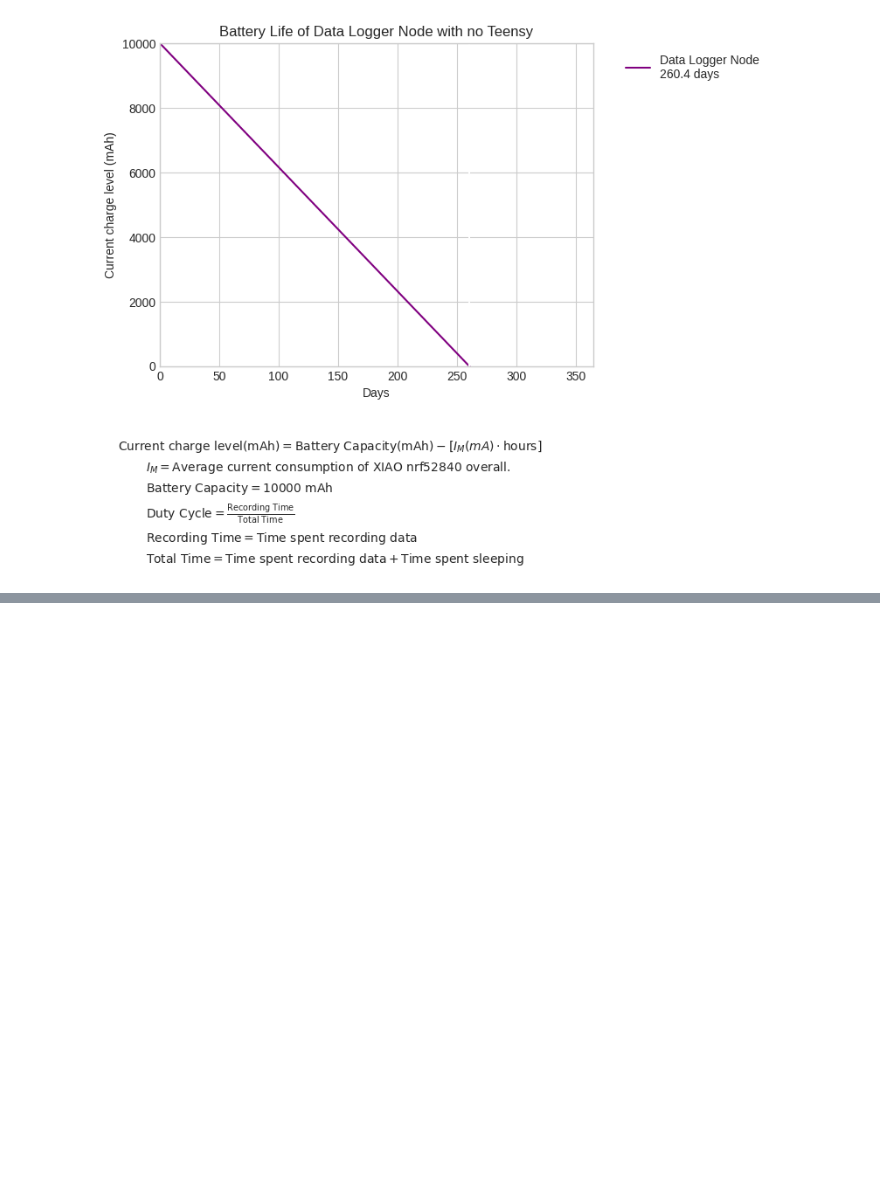
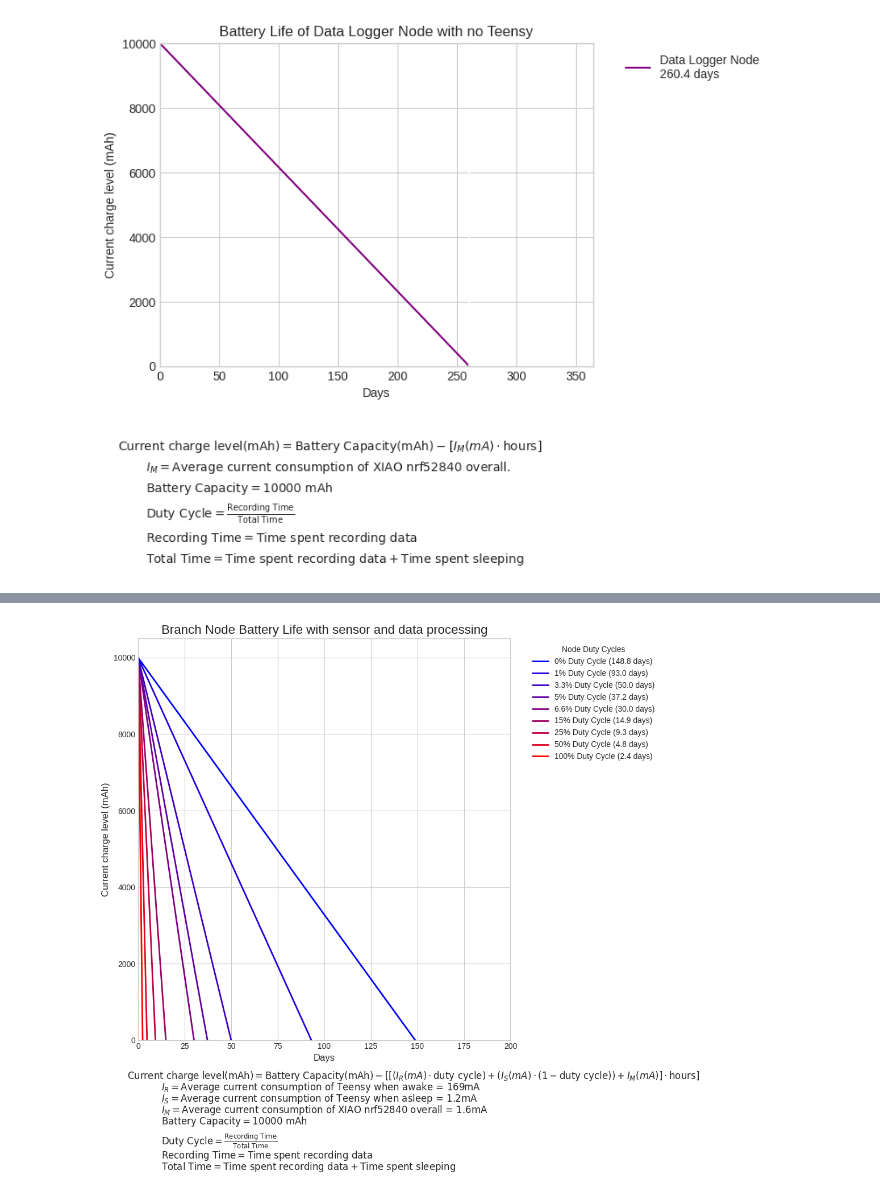
Before and after one commit to mmontee/nrf52840_openWSN_sensor_node, a Jupyter notebook: Documents/plots.ipynb, the cells around one changed output, grey strips where cells are left out. Drawn from its saved outputs; the diff is of its cells as text; code cells hidden in the pictures; blank space fills up the shorter version.

```diff
--- a/Documents/plots.ipynb
+++ b/Documents/plots.ipynb
@@ -860,0 +865,99 @@ plot_linear_function()
+# %%
+import matplotlib.pyplot as plt
+import numpy as np
+import matplotlib.cm as cm
+from matplotlib.colors import LinearSegmentedColormap
+
+# --- Constants ---
+BATTERY_CAPACITY = 10000  # mA
+I_R = 169  # Recording Current Consumption mA
+I_S = 1.2  # Sleep Current Consumption mA
+I_M = 1.6  # Microcontroller Current Consumption
+
+# --- Duty Cycles ---
+# Using a dictionary to keep labels and values together
+DUTY_CYCLES = {
+    "100%": 1.0,
+    "50%": 0.5,
+    "25%": 0.25,
+    "15%": 0.15,
+    "6.6%": 0.066,
+    "5%": 0.05,
+    "3.3%": 0.033,
+    "1%": 0.01,
+    "0%": 0.0,
+}
+
+def get_days(record_current, sleep_current, duty_cycle, battery_capacity):
+    """Calculates the battery life in days and returns a formatted string."""
+    avg_current = (record_current * duty_cycle) + (sleep_current * (1 - duty_cycle)) + I_M
+    if avg_current == 0:
+        return "Infinite"
+    days = (battery_capacity / avg_current) / 24
+    return f"{round(days, 1)} days"
+
+def plot_linear_function(
+    x_range_hours=(0, 8760),
+    title="Branch Node Battery Life with sensor and data processing",
+    x_label="Days",
+    y_label="Current charge level (mAh)",
+):
+    """Plots the battery life for different duty cycles with a color gradient."""
+    x_hours = np.linspace(x_range_hours[0], x_range_hours[1], 8760)
+    x_days = x_hours / 24
+
+    # Use the 'whitegrid' style for a white background
+    plt.style.use('seaborn-v0_8-whitegrid')
+    plt.figure(figsize=(12, 8))
+
+    # --- Create a CUSTOM colormap based on the Pride Flag ---
+    num_plots = len(DUTY_CYCLES)
+    custom_cmap = LinearSegmentedColormap.from_list("RedPurpleBlue", ["red", "purple", "blue"])
+    colors = custom_cmap(np.linspace(0, 1, num_plots))
+
+    # Plotting Loop
+    # We iterate regularly to map 0% duty cycle to Red and 100% to Purple
+    for i, (label, duty_cycle) in enumerate(list(DUTY_CYCLES.items())):
+        # Calculate the average current consumption
+        avg_current = (I_R * duty_cycle) + (I_S * (1 - duty_cycle)) + I_M
+
+        # Calculate the charge level over time
+        y_charge = BATTERY_CAPACITY - (avg_current * x_hours)
+
+        # Get the battery life in days to display in the legend
+        days_label = get_days(I_R, I_S, duty_cycle, BATTERY_CAPACITY)
+
+        # Plot the line with the color from the colormap
+        plt.plot(x_days, y_charge, label=f"{label} Duty Cycle ({days_label})", color=colors[i], linewidth=2)
+
+    # Formatting the plot
+    plt.title(title, fontsize=16)
+    plt.xlabel(x_label, fontsize=12)
+    plt.ylabel(y_label, fontsize=12)
+    plt.xticks((labels=))
+    # Re-order the legend to be more intuitive (100% on top)
+    handles, labels = plt.gca().get_legend_handles_labels()
+    plt.legend(handles[::-1], labels[::-1], bbox_to_anchor=(1.04, 1), loc="upper left", title="Node Duty Cycles")
+
+    y_start = -0.025
+    y_space = 0.05
+    plt.figtext(0.05, y_start,r"$\text{Current charge level(mAh)} = \text{Battery Capacity(mAh)} - \left[ \left[ (I_R(mA) \cdot \text{duty cycle}) + (I_S(mA) \cdot (1 - \text{duty cycle})) + I_M(mA)\right] \cdot \text{hours}\right]$",ha="left", fontsize=12, va="bottom")
+    plt.figtext(0.10, y_start-0.5*y_space, r"$I_R = \text{Average current consumption of Teensy when awake = 169mA}$", fontsize=12, va="bottom")
+    plt.figtext(0.10, y_start-1*y_space, r"$I_S = \text{Average current consumption of Teensy when asleep = 1.2mA}$", fontsize=12, va="bottom")
+    plt.figtext(0.10, y_start-1.5*y_space, r"$I_M = \text{Average current consumption of XIAO nrf52840 overall = 1.6mA}$", fontsize=12, va="bottom")
+    plt.figtext(0.10, y_start-2*y_space, r"$\text{Battery Capacity} = 10000 \text{ mAh}$", fontsize=12, va="bottom")
+    plt.figtext(0.10, y_start-3*y_space, r"$\text{Duty Cycle} = \frac{\text{Recording Time}}{\text{Total Time}}$", fontsize=12, va="bottom")
+    plt.figtext(0.10, y_start-3.5*y_space, r"$\text{Recording Time} = \text{Time spent recording data}$", fontsize=12, va="bottom")
+    plt.figtext(0.10, y_start-4*y_space, r"$\text{Total Time} = \text{Time spent recording data} + \text{Time spent sleeping}$", fontsize=12, va="bottom")
+
+
+    plt.ylim(0, BATTERY_CAPACITY * 1.05)
+    plt.xlim(0, 200)
+    plt.tight_layout(rect=[0, 0, 0.85, 1]) # Adjust layout to make room for legend
+
+    plt.show()
+
+# Run the function to generate the plot
+plot_linear_function()
+# %% [output]
+[figure, added]
```
Also changed, not shown: parts of 3 cells of this notebook, 2 other files.
